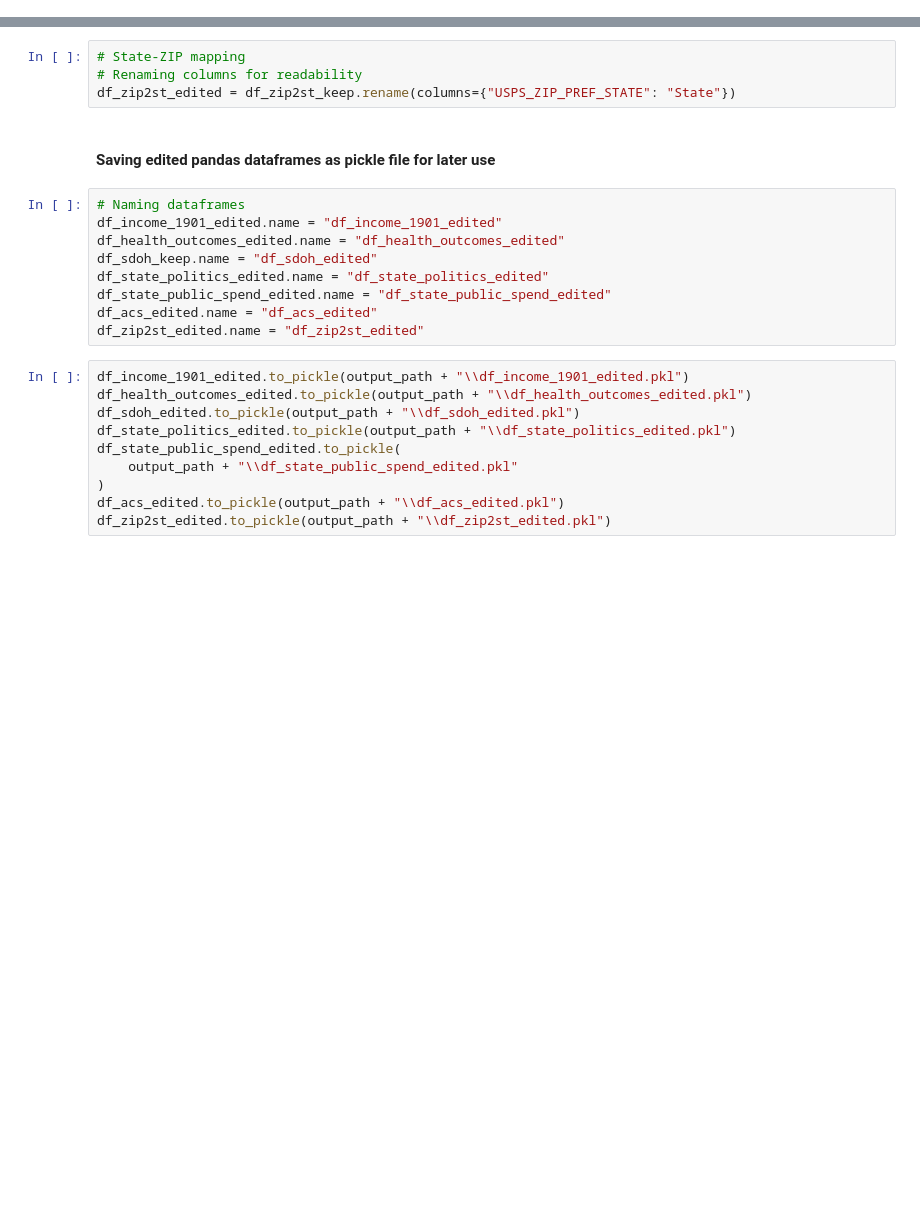
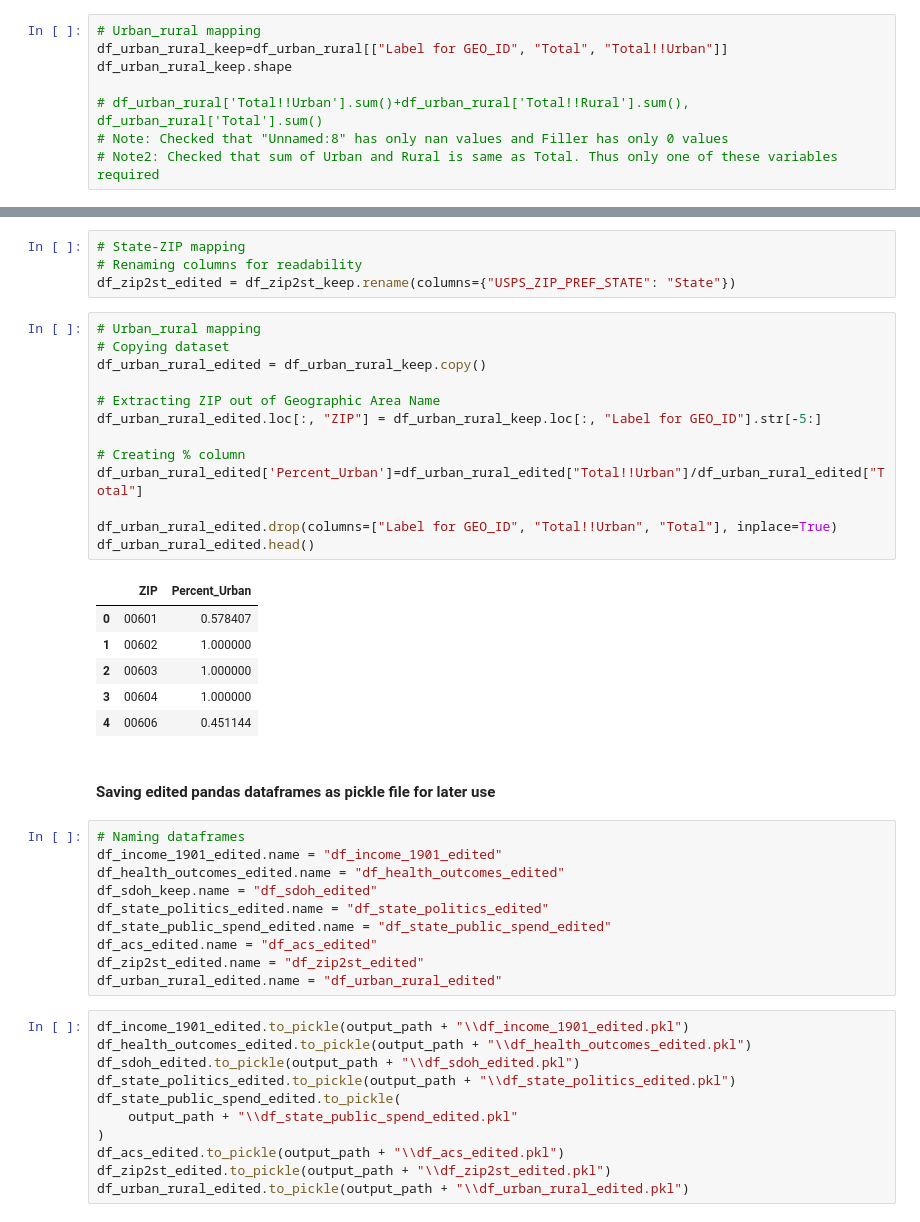
Before and after one commit to anuvrat-umich/siads_milestone1, a Jupyter notebook: src/input_data_exploration.ipynb, the cells around one changed output, grey strips where cells are left out. Cells and saved outputs as stored; diff of their text form; blank space fills up the shorter version.

```diff
--- a/src/input_data_exploration.ipynb
+++ b/src/input_data_exploration.ipynb
@@ -216,0 +234,8 @@ df_zip2st_keep.shape
+# %%
+# Urban_rural mapping
+df_urban_rural_keep=df_urban_rural[["Label for GEO_ID",	"Total", "Total!!Urban"]]
+df_urban_rural_keep.shape
+
+# df_urban_rural['Total!!Urban'].sum()+df_urban_rural['Total!!Rural'].sum(), df_urban_rural['Total'].sum()
+# Note: Checked that "Unnamed:8" has only nan values and Filler has only 0 values
+# Note2: Checked that sum of Urban and Rural is same as Total. Thus only one of these variables required
@@ -427,6 +455,26 @@ df_acs_edited.drop(columns="Geographic Area Name", inplace=True)
 # State-ZIP mapping
 # Renaming columns for readability
 df_zip2st_edited = df_zip2st_keep.rename(columns={"USPS_ZIP_PREF_STATE": "State"})
+# %%
+# Urban_rural mapping
+# Copying dataset
+df_urban_rural_edited = df_urban_rural_keep.copy()
+
+# Extracting ZIP out of Geographic Area Name
+df_urban_rural_edited.loc[:, "ZIP"] = df_urban_rural_keep.loc[:, "Label for GEO_ID"].str[-5:]
+
+# Creating % column
+df_urban_rural_edited['Percent_Urban']=df_urban_rural_edited["Total!!Urban"]/df_urban_rural_edited["Total"]
+
+df_urban_rural_edited.drop(columns=["Label for GEO_ID", "Total!!Urban", "Total"], inplace=True)
+df_urban_rural_edited.head()
+# %% [output]
+|  | ZIP | Percent_Urban |
+| 0 | 00601 | 0.578407 |
+| 1 | 00602 | 1.000000 |
+| 2 | 00603 | 1.000000 |
+| 3 | 00604 | 1.000000 |
+| 4 | 00606 | 0.451144 |
 # %% [markdown]
 #### Saving edited pandas dataframes as pickle file for later use
 # %%
@@ -438,6 +486,7 @@ df_state_politics_edited.name = "df_state_politics_edited"
 df_state_public_spend_edited.name = "df_state_public_spend_edited"
 df_acs_edited.name = "df_acs_edited"
 df_zip2st_edited.name = "df_zip2st_edited"
+df_urban_rural_edited.name = "df_urban_rural_edited"
 # %%
 df_income_1901_edited.to_pickle(output_path + "\\df_income_1901_edited.pkl")
 df_health_outcomes_edited.to_pickle(output_path + "\\df_health_outcomes_edited.pkl")
@@ -448,3 +497,4 @@ df_state_public_spend_edited.to_pickle(
 )
 df_acs_edited.to_pickle(output_path + "\\df_acs_edited.pkl")
 df_zip2st_edited.to_pickle(output_path + "\\df_zip2st_edited.pkl")
+df_urban_rural_edited.to_pickle(output_path + "\\df_urban_rural_edited.pkl")
```
Also changed, not shown: parts of 4 cells of this notebook, 3 other files.
